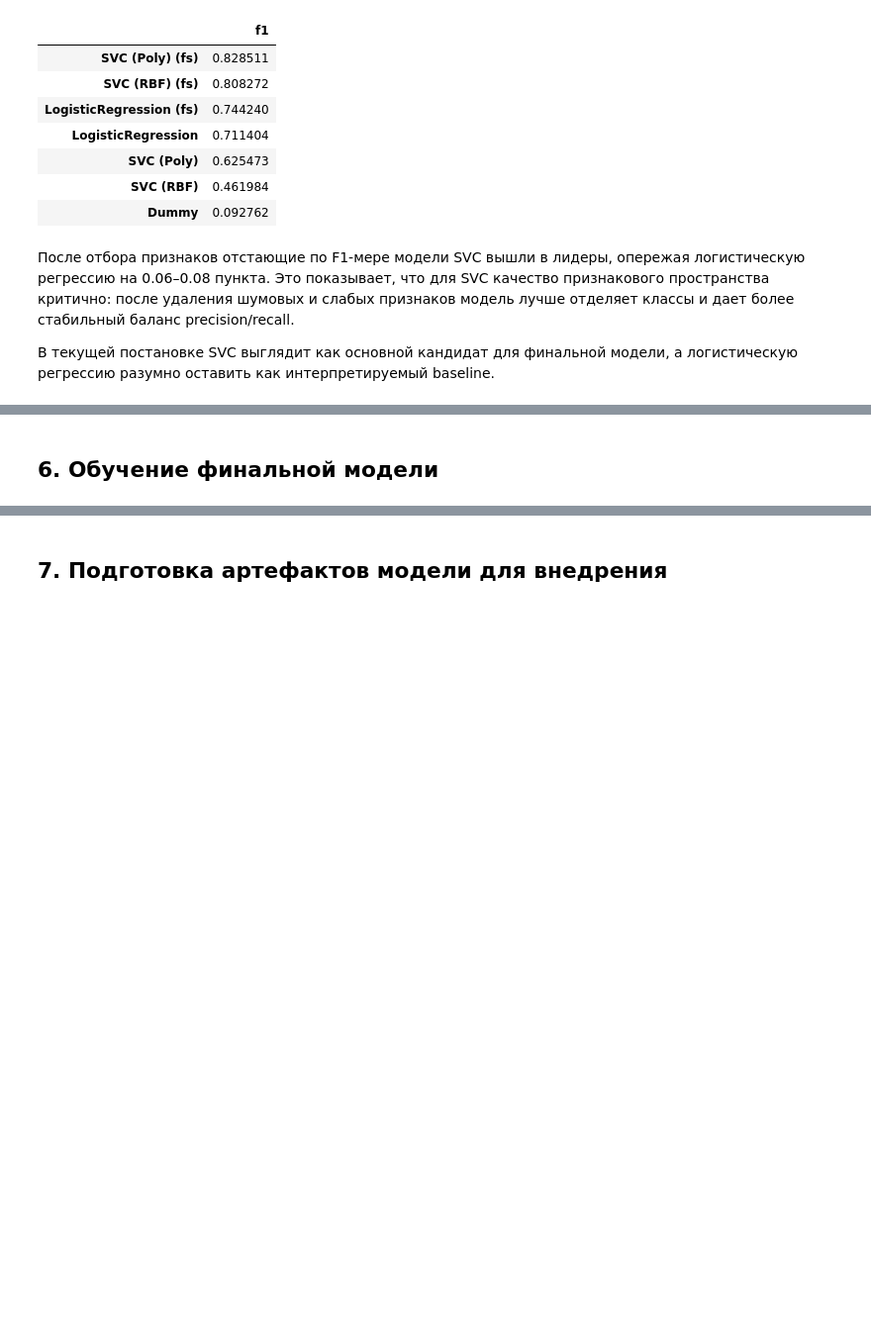
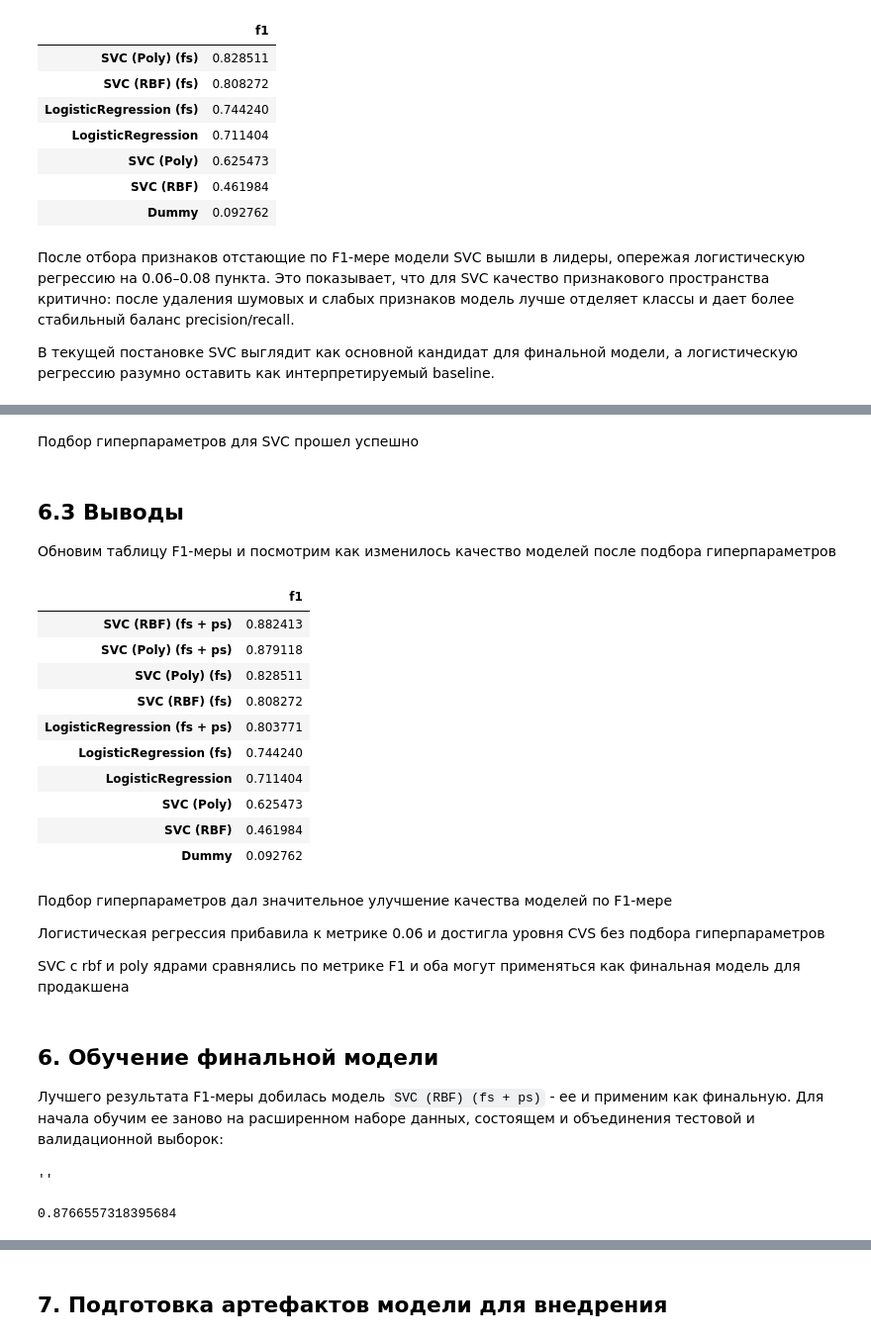
Before and after one commit to Daniel217D/linear-regression-experiments, a Jupyter notebook: 10. yandex-marketing-classification.ipynb, the cells around one changed output, grey strips where cells are left out. Shown at 99% size. Cells and saved outputs as stored; diff of their text form; code cells hidden in the pictures; blank space fills up the shorter version.

```diff
--- a/10. yandex-marketing-classification.ipynb
+++ b/10. yandex-marketing-classification.ipynb
@@ -2041,2 +2184,41 @@ cv_grid_lr_results
+# %% [markdown]
+Подбор гиперпараметров для SVC прошел успешно
+# %% [markdown]
+## 6.3 Выводы
+
+Обновим таблицу F1-меры и посмотрим как изменилось качество моделей после подбора гиперпараметров
+# %%
+# Обновленная таблица F1-меры
+# fs метка означает, что модель после отбора признаков (feature selection)
+# ps метка означает, что модель после подбора гиперпараметров (paraparameters selection)
+df_f1 = pd.concat([
+    df_f1,
+        pd.DataFrame({
+        'LogisticRegression (fs + ps)': {'f1': f1_score_lr},
+        'SVC (Poly) (fs + ps)': {'f1': f1_score_svc_poly},
+        'SVC (RBF) (fs + ps)': {'f1': f1_score_svc_rbf},
+    }).T
+]).sort_values(by='f1', ascending=False)
+df_f1
+# %% [output]
+|  | f1 |
+| SVC (RBF) (fs + ps) | 0.882413 |
+| SVC (Poly) (fs + ps) | 0.879118 |
+| SVC (Poly) (fs) | 0.828511 |
+| SVC (RBF) (fs) | 0.808272 |
+| LogisticRegression (fs + ps) | 0.803771 |
+| LogisticRegression (fs) | 0.744240 |
+| LogisticRegression | 0.711404 |
+| SVC (Poly) | 0.625473 |
+| SVC (RBF) | 0.461984 |
+| Dummy | 0.092762 |
+# %% [markdown]
+Подбор гиперпараметров дал значительное улучшение качества моделей по F1-мере
+
+Логистическая регрессия прибавила к метрике 0.06 и достигла уровня CVS без подбора гиперпараметров
+
+SVC с rbf и poly ядрами сравнялись по метрике F1 и оба могут применяться как финальная модель для продакшена
 # %% [markdown]
 ## 6. Обучение финальной модели
+
+Лучшего результата F1-меры добилась модель `SVC (RBF) (fs + ps)` - ее и применим как финальную. Для начала обучим ее заново на расширенном наборе данных, состоящем и объединения тестовой и валидационной выборок:
@@ -2042,0 +2228,19 @@ cv_grid_lr_results
+# %%
+# Обучение лучшей модели повторно на расширенном наборе данных
+
+# Для финальной модели включим поддержку probability_proba
+model.set_params(model__probability=True)
+
+model.fit(
+    pd.concat([X_train, X_valid]),
+    pd.concat([y_train, y_valid])
+)
+,
+# %% [output]
+''
+# %%
+# Вычисление итоговой F1-меры лучшей модели
+f1_final = f1_score(y_test, model.predict(X_test), average='macro')
+f1_final
+# %% [output]
+0.8766557318395684
```
Also changed, not shown: parts of 56 cells of this notebook.
